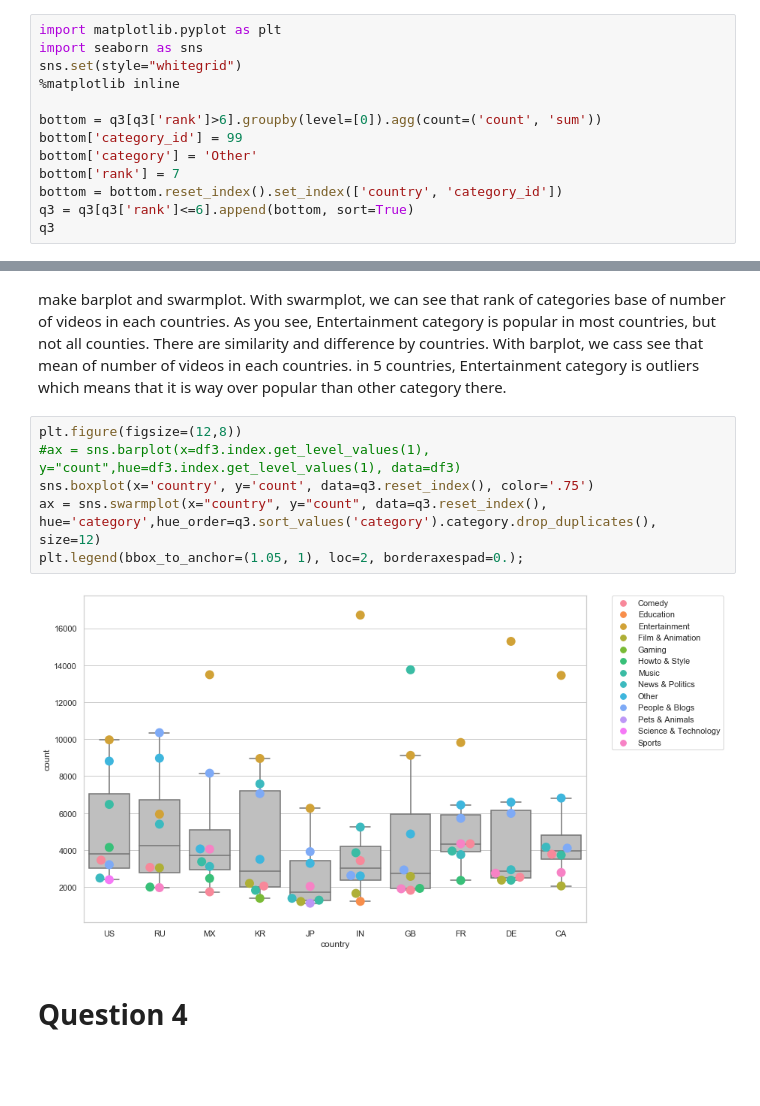
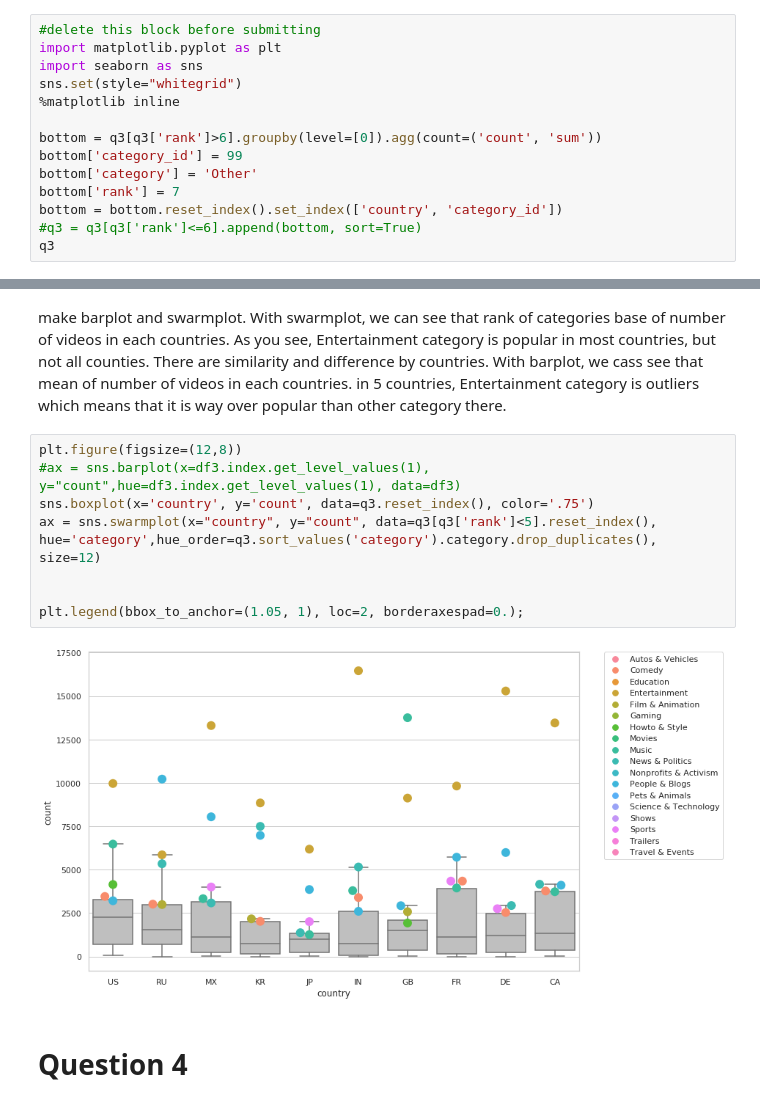
Before and after one commit to slogsdon7/csc4760_project, a Jupyter notebook: analysis.ipynb, the cells around one changed output, grey strips where cells are left out. Saved outputs shown, nothing was run; the diff lists cells and outputs as text; blank space fills up the shorter version.

```diff
--- a/analysis.ipynb
+++ b/analysis.ipynb
@@ -274,6 +277,7 @@ q3 = q3.join(categories.set_index('id'), on=['category_id'])
 In this code, we join two data, q3 and category.
 After that, we aggregated all number of videos in categories which are not in top 6, and renamed the category id as "99" and ranked it as "7".
 # %%
+#delete this block before submitting
 import matplotlib.pyplot as plt
 import seaborn as sns
 sns.set(style="whitegrid")
@@ -284,6 +288,6 @@ bottom['category_id'] = 99
 bottom['category'] = 'Other'
 bottom['rank'] = 7
 bottom = bottom.reset_index().set_index(['country', 'category_id'])
-q3 = q3[q3['rank']<=6].append(bottom, sort=True)
+#q3 = q3[q3['rank']<=6].append(bottom, sort=True)
 q3
 # %% [output]
@@ -311,11 +315,13 @@ in 5 countries, Entertainment category is outliers which means that it is way ov
 # %%
 plt.figure(figsize=(12,8))
 #ax = sns.barplot(x=df3.index.get_level_values(1), y="count",hue=df3.index.get_level_values(1), data=df3)
 sns.boxplot(x='country', y='count', data=q3.reset_index(), color='.75')
-ax = sns.swarmplot(x="country", y="count", data=q3.reset_index(), hue='category',hue_order=q3.sort_values('category').category.drop_duplicates(), size=12)
+ax = sns.swarmplot(x="country", y="count", data=q3[q3['rank']<5].reset_index(), hue='category',hue_order=q3.sort_values('category').category.drop_duplicates(), size=12)
+
+
 plt.legend(bbox_to_anchor=(1.05, 1), loc=2, borderaxespad=0.);
 # %% [output]
-[figure, old version]
+[figure, new version]
 # %% [markdown]
 # Question 4
 # %% [markdown]
```
Also changed, not shown: parts of 19 cells of this notebook.
